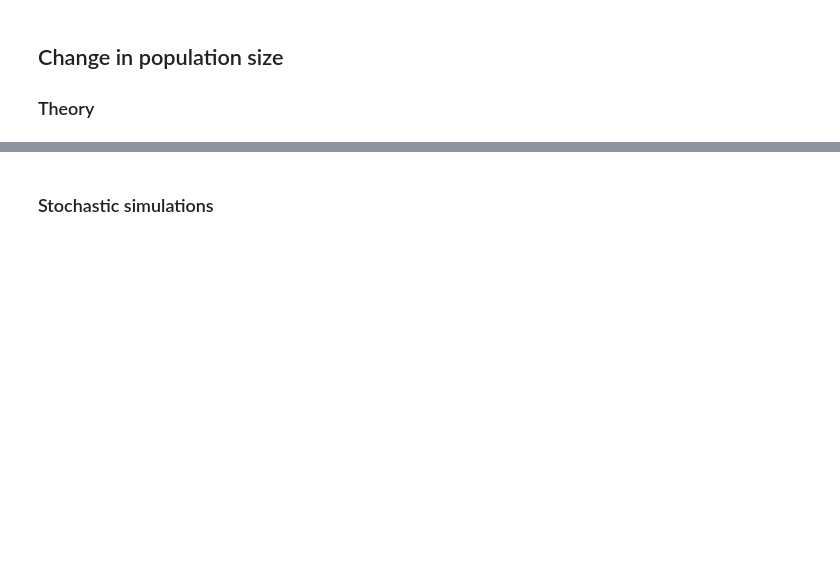
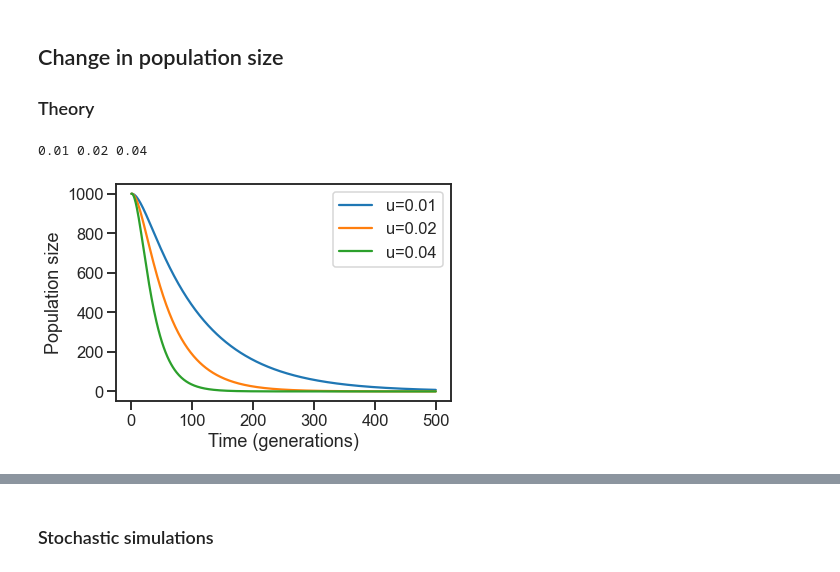
Before and after one commit to rbazev/doomed, a Jupyter notebook: python/demo.ipynb, the cells around one changed output, grey strips where cells are left out. Drawn from its saved outputs; the diff is of its cells as text; code cells hidden in the pictures; blank space fills up the shorter version.

```diff
--- a/python/demo.ipynb
+++ b/python/demo.ipynb
@@ -0,0 +4,12 @@
+# %%
+rcParams['text.usetex'] = True
+rcParams['font.family'] = 'sans-serif'
+rcParams['font.sans-serif'] = 'Helvetica'
+rcParams['text.latex.preamble'] = [r'\usepackage{sansmath}', r'\sansmath']
+# %%
+data = pd.read_csv('data/mutation_parameters.csv', encoding = "ISO-8859-1")
+data.loc[data['hom'],'s'] = data['s'] / 2
+del data['hom']
+data = data[pd.notna(data['U'])]
+print('n =', len(data), 'estimates')
+data
@@ -33,3 +244,16 @@ plt.legend();
 ## Change in population size
 
 ### Theory
+# %%
+s = 0.06
+Z0 = List([1000])
+for u in [.01, .02, .04]:
+    print(u, end=' ')
+    tmpN = [ENt(Z0, t, s, u) for t in range(500)]
+    plt.plot(tmpN, label='u={0}'.format(u))
+plt.xlabel('Time (generations)')
+plt.ylabel('Population size')
+plt.legend();
+# %% [output]
+0.01 0.02 0.04
+[figure, added]
```
Also changed, not shown: parts of 163 cells of this notebook, 19 other files.
